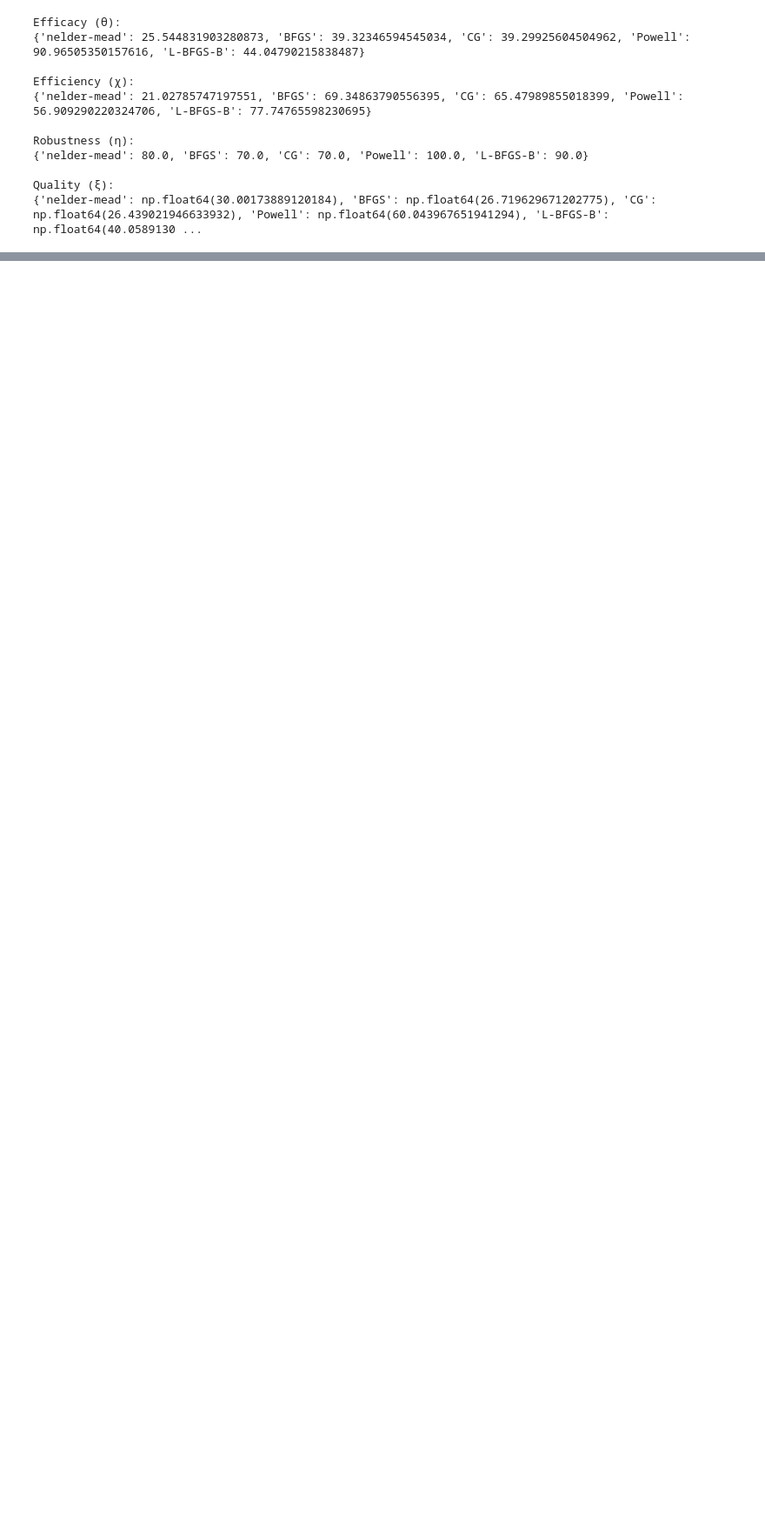
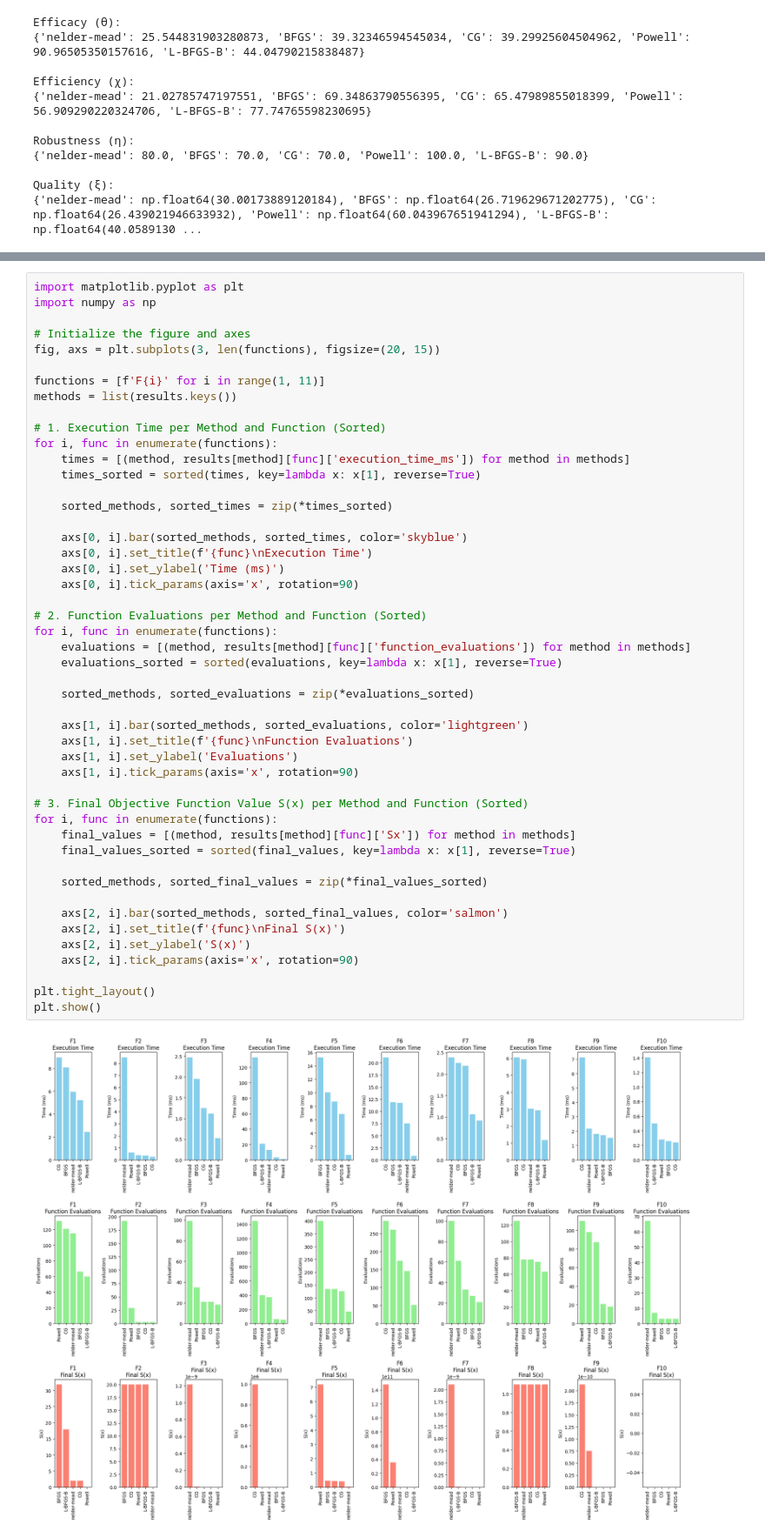
Before and after one commit to davibelo/EQE855_Lista_Exercicio, a Jupyter notebook: resposta3.ipynb, the cells around one changed output, grey strips where cells are left out. Shown: that part at 87% size. Saved outputs shown, nothing was run; the diff lists cells and outputs as text; blank space fills up the shorter version.

```diff
--- a/resposta3.ipynb
+++ b/resposta3.ipynb
@@ -302,3 +305,53 @@ plt.tight_layout()
 plt.show()
 # %% [output]
 [figure]
+# %%
+import matplotlib.pyplot as plt
+import numpy as np
+
+# Initialize the figure and axes
+fig, axs = plt.subplots(3, len(functions), figsize=(20, 15))
+
+functions = [f'F{i}' for i in range(1, 11)]
+methods = list(results.keys())
+
+# 1. Execution Time per Method and Function (Sorted)
+for i, func in enumerate(functions):
+    times = [(method, results[method][func]['execution_time_ms']) for method in methods]
+    times_sorted = sorted(times, key=lambda x: x[1], reverse=True)
+
+    sorted_methods, sorted_times = zip(*times_sorted)
+
+    axs[0, i].bar(sorted_methods, sorted_times, color='skyblue')
+    axs[0, i].set_title(f'{func}\nExecution Time')
+    axs[0, i].set_ylabel('Time (ms)')
+    axs[0, i].tick_params(axis='x', rotation=90)
+
+# 2. Function Evaluations per Method and Function (Sorted)
+for i, func in enumerate(functions):
+    evaluations = [(method, results[method][func]['function_evaluations']) for method in methods]
+    evaluations_sorted = sorted(evaluations, key=lambda x: x[1], reverse=True)
+
+    sorted_methods, sorted_evaluations = zip(*evaluations_sorted)
+
+    axs[1, i].bar(sorted_methods, sorted_evaluations, color='lightgreen')
+    axs[1, i].set_title(f'{func}\nFunction Evaluations')
+    axs[1, i].set_ylabel('Evaluations')
+    axs[1, i].tick_params(axis='x', rotation=90)
+
+# 3. Final Objective Function Value S(x) per Method and Function (Sorted)
+for i, func in enumerate(functions):
+    final_values = [(method, results[method][func]['Sx']) for method in methods]
+    final_values_sorted = sorted(final_values, key=lambda x: x[1], reverse=True)
+
+    sorted_methods, sorted_final_values = zip(*final_values_sorted)
+
+    axs[2, i].bar(sorted_methods, sorted_final_values, color='salmon')
+    axs[2, i].set_title(f'{func}\nFinal S(x)')
+    axs[2, i].set_ylabel('S(x)')
+    axs[2, i].tick_params(axis='x', rotation=90)
+
+plt.tight_layout()
+plt.show()
+# %% [output]
+[figure, added]
```
Also changed, not shown: parts of 3 cells of this notebook.
